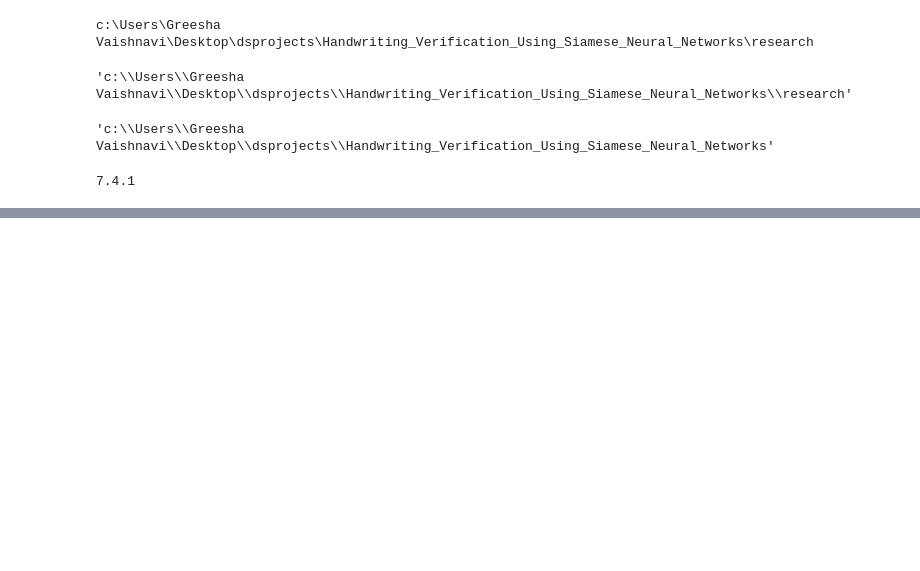
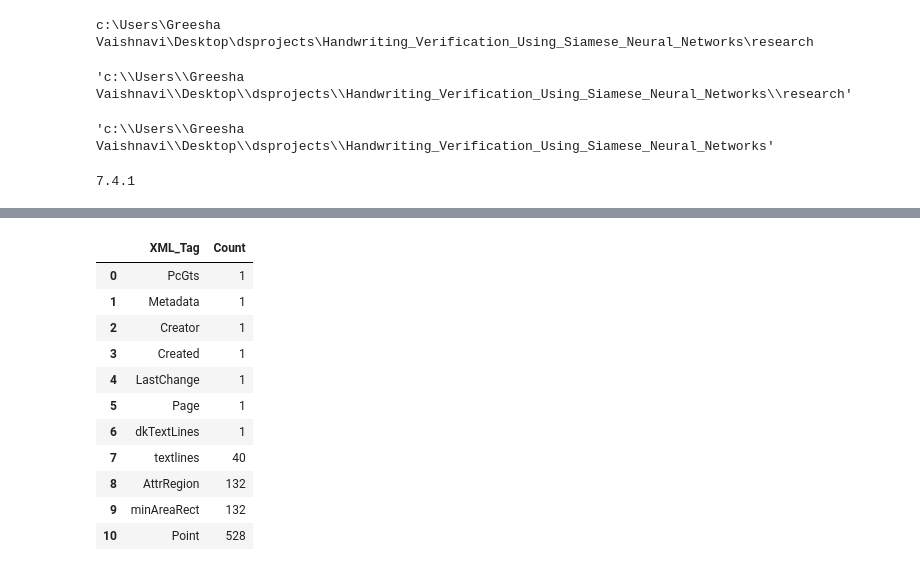
Before and after one commit to greeshavaishnavi09/WriterLens, a Jupyter notebook: research/01_data_ingestion.ipynb, the cells around one changed output, grey strips where cells are left out. Saved outputs shown, nothing was run; the diff lists cells and outputs as text; code cells hidden in the pictures; blank space fills up the shorter version.

Commit message:
Data ingestion pipeline connection

```diff
--- a/research/01_data_ingestion.ipynb
+++ b/research/01_data_ingestion.ipynb
@@ -182,0 +687,86 @@ class DataIngestion:
+# %%
+# TASK 1: LOAD EXISTING XML INSPECTION REPORT
+
+from pathlib import Path
+import xml.etree.ElementTree as ET
+from collections import Counter
+import pandas as pd
+
+report_path = (
+    PROJECT_ROOT
+    / "artifacts"
+    / "data_ingestion"
+    / "xml_annotation_inspection.csv"
+)
+
+xml_df = pd.read_csv(report_path)
+
+print("XML records:", len(xml_df))
+print("Available columns:", xml_df.columns.tolist())
+
+
+# TASK 2: CREATE CONFIGURATION MANAGER
+
+# config inside DataIngestionTrainingPipeline.main()
+# is local to that method. Create a new instance here.
+
+configuration_manager = ConfigurationManager()
+ingestion_config = configuration_manager.get_data_ingestion_config()
+
+sample_xml_name = xml_df.iloc[0]["XML_File"]
+sample_split = xml_df.iloc[0]["Split"]
+
+split_dir = (
+    ingestion_config.train_dir
+    if sample_split == "train"
+    else ingestion_config.test_dir
+)
+
+sample_xml_path = (
+    split_dir
+    / ingestion_config.annotation_dir
+    / sample_xml_name
+)
+
+print("\nSelected XML:", sample_xml_path)
+print("File exists:", sample_xml_path.exists())
+
+if not sample_xml_path.exists():
+    raise FileNotFoundError(sample_xml_path)
+
+
+# TASK 3: PARSE XML
+
+root = DataIngestion.parse_xml_file(sample_xml_path)
+
+print("\nRoot tag:", root.tag)
+print("Root attributes:", root.attrib)
+
+
+# TASK 4: INSPECT XML TAG FREQUENCY
+
+tag_counts = Counter(
+    element.tag.split("}")[-1]
+    for element in root.iter()
+)
+
+tag_df = pd.DataFrame(
+    tag_counts.items(),
+    columns=["XML_Tag", "Count"]
+)
+
+display(tag_df)
+
+
+# TASK 5: DISPLAY FIRST 30 XML ELEMENTS
+
+print("\nFirst 30 XML elements:")
+
+for index, element in enumerate(root.iter()):
+    if index >= 30:
+        break
+
+    print(f"\n{index + 1}. TAG: {element.tag.split('}')[-1]}")
+    print("ATTRIBUTES:", element.attrib)
+    print("TEXT:", repr(element.text))
+# %% [output]
@@ -182,0 +785,12 @@ class DataIngestion:
+|  | XML_Tag | Count |
+| 0 | PcGts | 1 |
+| 1 | Metadata | 1 |
+| 2 | Creator | 1 |
+| 3 | Created | 1 |
+| 4 | LastChange | 1 |
+| 5 | Page | 1 |
+| 6 | dkTextLines | 1 |
+| 7 | textlines | 40 |
+| 8 | AttrRegion | 132 |
+| 9 | minAreaRect | 132 |
+| 10 | Point | 528 |
```
Also changed, not shown: parts of 10 cells of this notebook.
